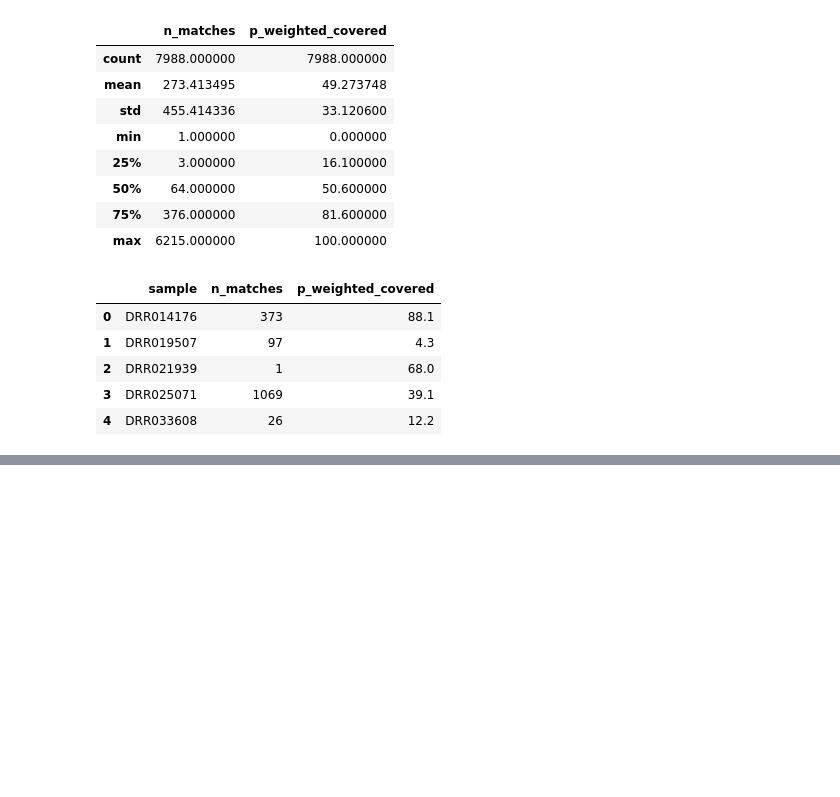
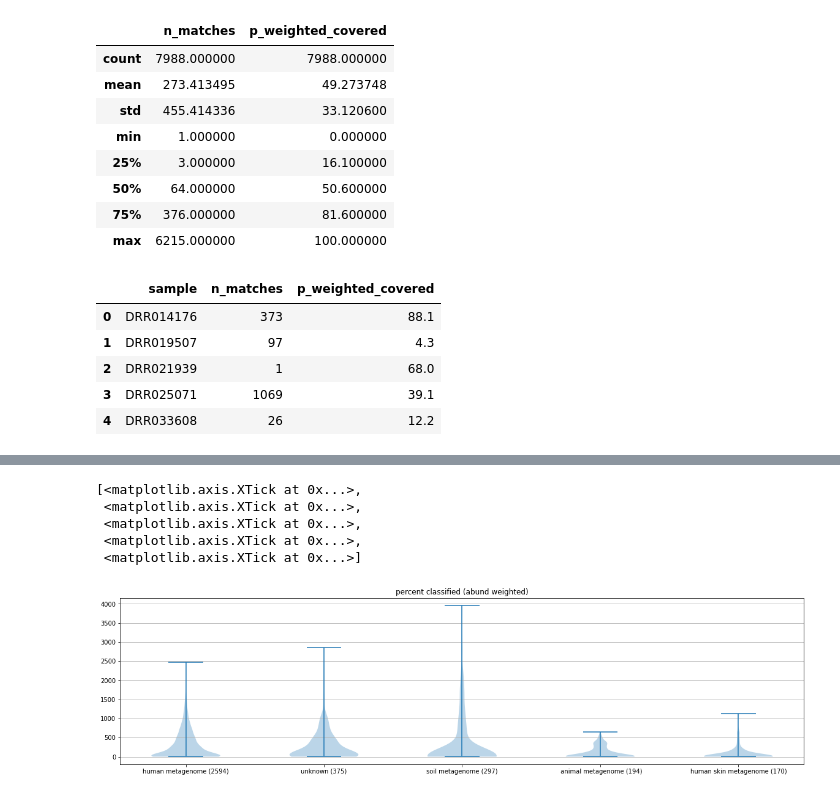
Before and after one commit to dib-lab/2022-sra-gather, a Jupyter notebook: overview.ipynb, the cells around one changed output, grey strips where cells are left out. Saved outputs shown, nothing was run; the diff lists cells and outputs as text; code cells hidden in the pictures; blank space fills up the shorter version.

```diff
--- a/overview.ipynb
+++ b/overview.ipynb
@@ -41,0 +224,31 @@ summary_df.head()
+# %%
+import matplotlib.pyplot as plt
+
+fig, axes = plt.subplots(figsize=[20, 5])
+
+datasets = []
+for name in plot_names:
+    datasets.append(nonempty_df2[nonempty_df2.sample_type == name]["n_matches"].values)
+
+axes.violinplot(dataset = datasets)
+#                           nonempty_df[df.Scenario == 'S2']["LMP"].values,
+
+axes.set_title('percent classified (abund weighted)')
+axes.yaxis.grid(True)
+#axes.set_xlabel('Scenario')
+#axes.set_ylabel('LMP ($/MWh)')
+
+labels = [ f"{n} ({len(d)})" for (n, d) in zip(plot_names, datasets) ]
+
+axes.set_xticks([y + 1 for y in range(len(plot_names))],
+                labels=labels)
+#axes.set_xlabel('Four separate samples')
+
+#plt.show()
+# %% [output]
+[<matplotlib.axis.XTick at 0x...>,
+ <matplotlib.axis.XTick at 0x...>,
+ <matplotlib.axis.XTick at 0x...>,
+ <matplotlib.axis.XTick at 0x...>,
+ <matplotlib.axis.XTick at 0x...>]
+[figure, added]
```
Also changed, not shown: parts of 15 cells of this notebook, 1 other file.
